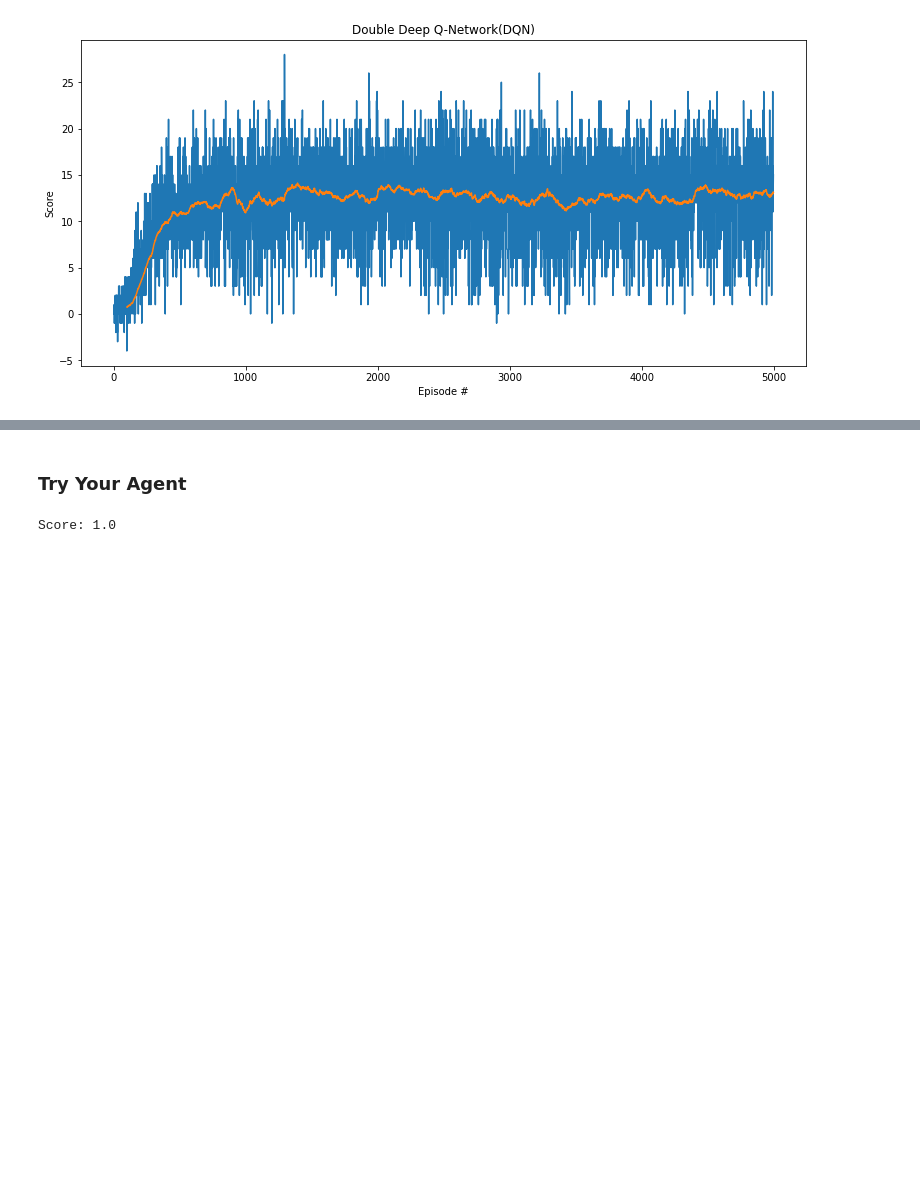
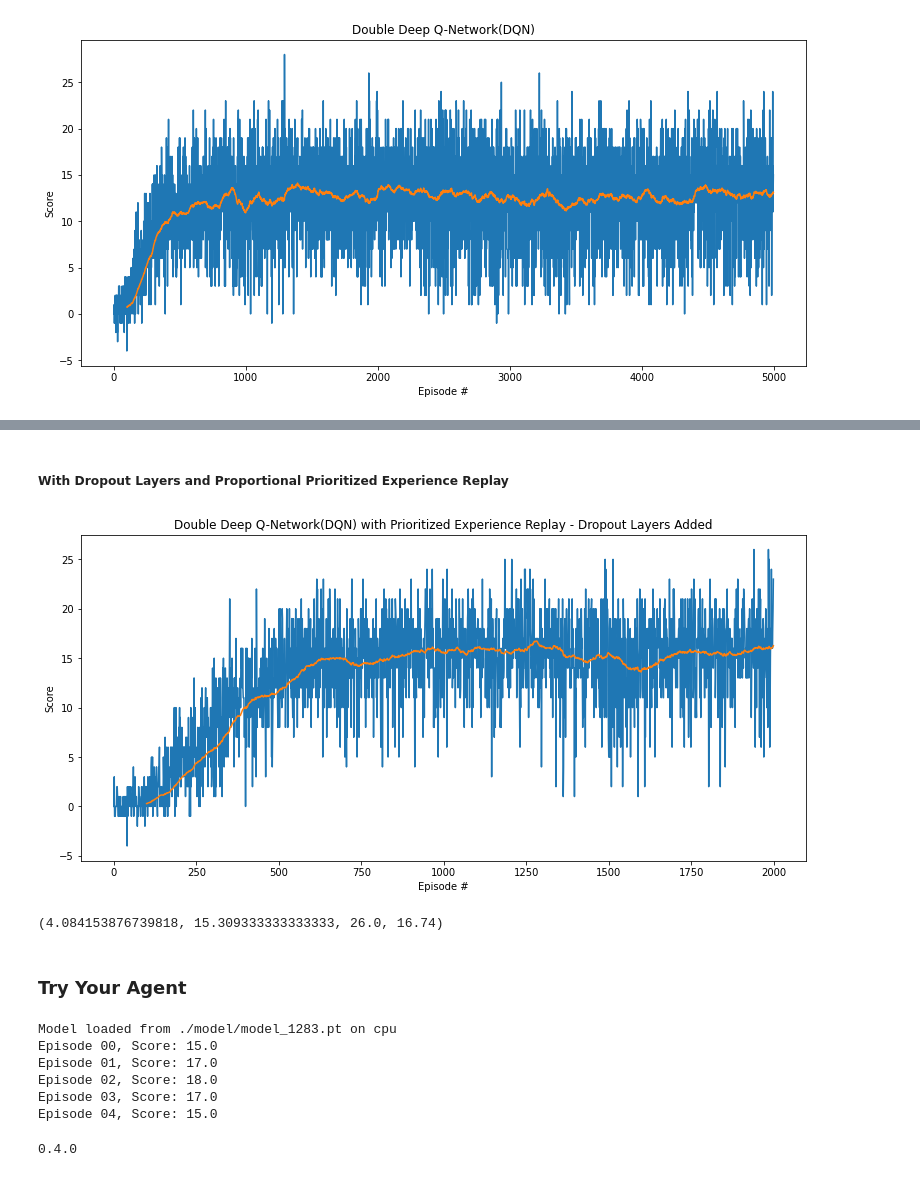
Before and after one commit to BenKang34/deep-reinforcement-learning-nanodegree, a Jupyter notebook: p1_navigation/Navigation.ipynb, the cells around one changed output, grey strips where cells are left out. Saved outputs shown, nothing was run; the diff lists cells and outputs as text; code cells hidden in the pictures; blank space fills up the shorter version.

```diff
--- a/p1_navigation/Navigation.ipynb
+++ b/p1_navigation/Navigation.ipynb
@@ -307,19 +323,47 @@ Episode 2152    Average Score: 13.11
+# %% [markdown]
+##### With Dropout Layers and Proportional Prioritized Experience Replay
+# %%
+import matplotlib.pyplot as plt
+import pandas as pd
+
+rolling_window = 100
+
+# plot the scores
+with open('scores_pper.txt', 'r') as f:
+    scores = f.readline()
+scores = [float(i) for i in scores.split()]
+fig = plt.figure(figsize=(13,6))
+ax = fig.add_subplot(111)
+plt.plot(np.arange(len(scores)), scores)
+rolling_mean = pd.Series(scores).rolling(rolling_window).mean()
+plt.plot(rolling_mean)
+plt.ylabel('Score')
+plt.xlabel('Episode #')
+plt.title('Double Deep Q-Network(DQN) with Prioritized Experience Replay - Dropout Layers Added')
+#plt.grid()
+plt.show()
+# %% [output]
+[figure, added]
+# %%
+np.std(scores[500:]), np.mean(scores[500:]), np.max(scores), np.max(rolling_mean)
+# %% [output]
+(4.084153876739818, 15.309333333333333, 26.0, 16.74)
 # %% [markdown]
 ### Try Your Agent
 # %%
 from dqn_agent import Agent
 
-episode_no = 1393
+episode_no = 1283
 agent = Agent(state_size=state_size, action_size=action_size, seed=0)
-agent.Q_model_local.load_state_dict(torch.load('./model_DDQN_woDO/model_{}.pt'.format(episode_no)))
-max_episode = 10
+agent.load('./model/model_{}.pt'.format(episode_no))
+max_episode = 5
 
 for episode in range(max_episode):
     env_info = env.reset(train_mode=False)[brain_name] # reset the environment
     state = env_info.vector_observations[0]            # get the current state
     score = 0                                          # initialize the score
-    while True:
-        action = agent.act(state, 1)                   # select an action
+    for t in range(1000):# True:
+        action = agent.act(state, 0)                   # select an action
         env_info = env.step(action)[brain_name]        # send the action to the environment
         next_state = env_info.vector_observations[0]   # get the next state
         reward = env_info.rewards[0]                   # get the reward
@@ -331,4 +375,9 @@ for episode in range(max_episode):
 
     print("Episode {:02d}, Score: {}".format(episode, score))
 # %% [output]
-Score: 1.0
+Model loaded from ./model/model_1283.pt on cpu
+Episode 00, Score: 15.0
+Episode 01, Score: 17.0
+Episode 02, Score: 18.0
+Episode 03, Score: 17.0
+Episode 04, Score: 15.0
@@ -334,0 +386,4 @@ Score: 1.0
+# %%
+print(torch.__version__)
+# %% [output]
+0.4.0
```
Also changed, not shown: parts of 9 cells of this notebook.
